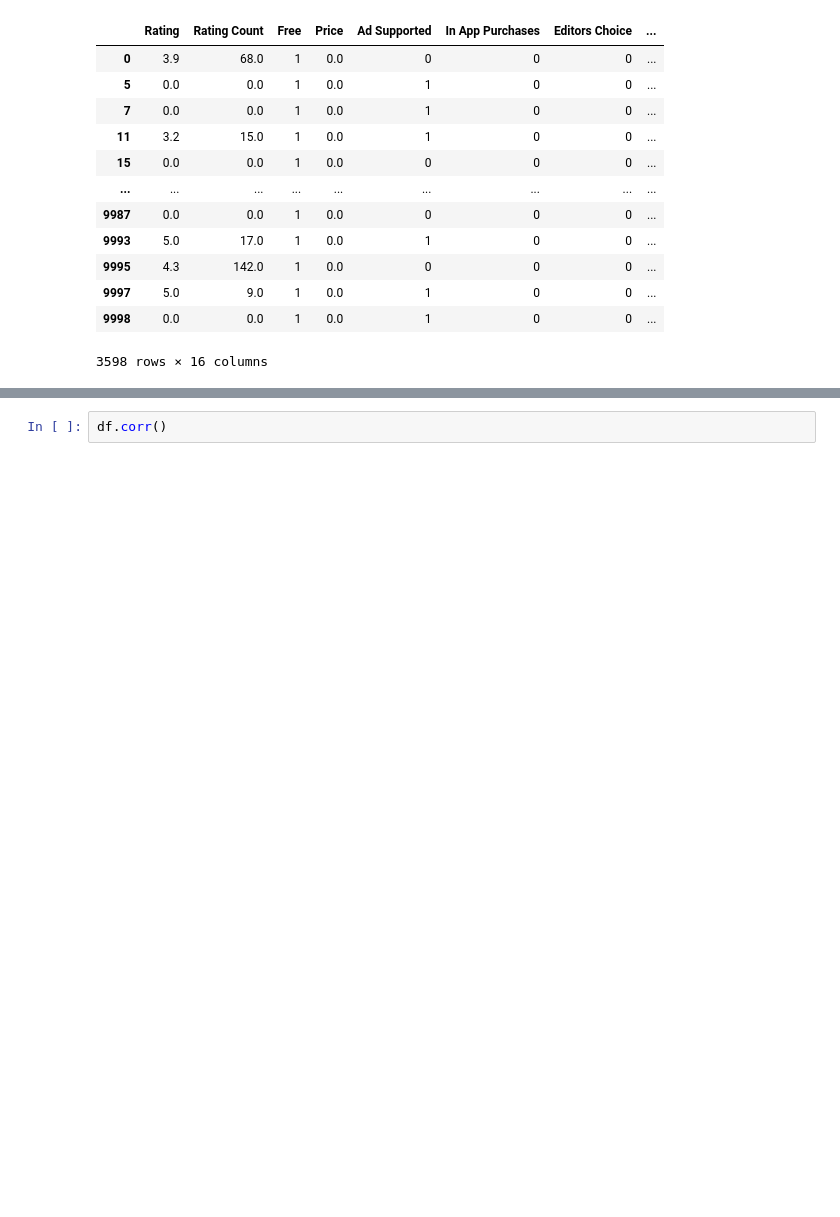
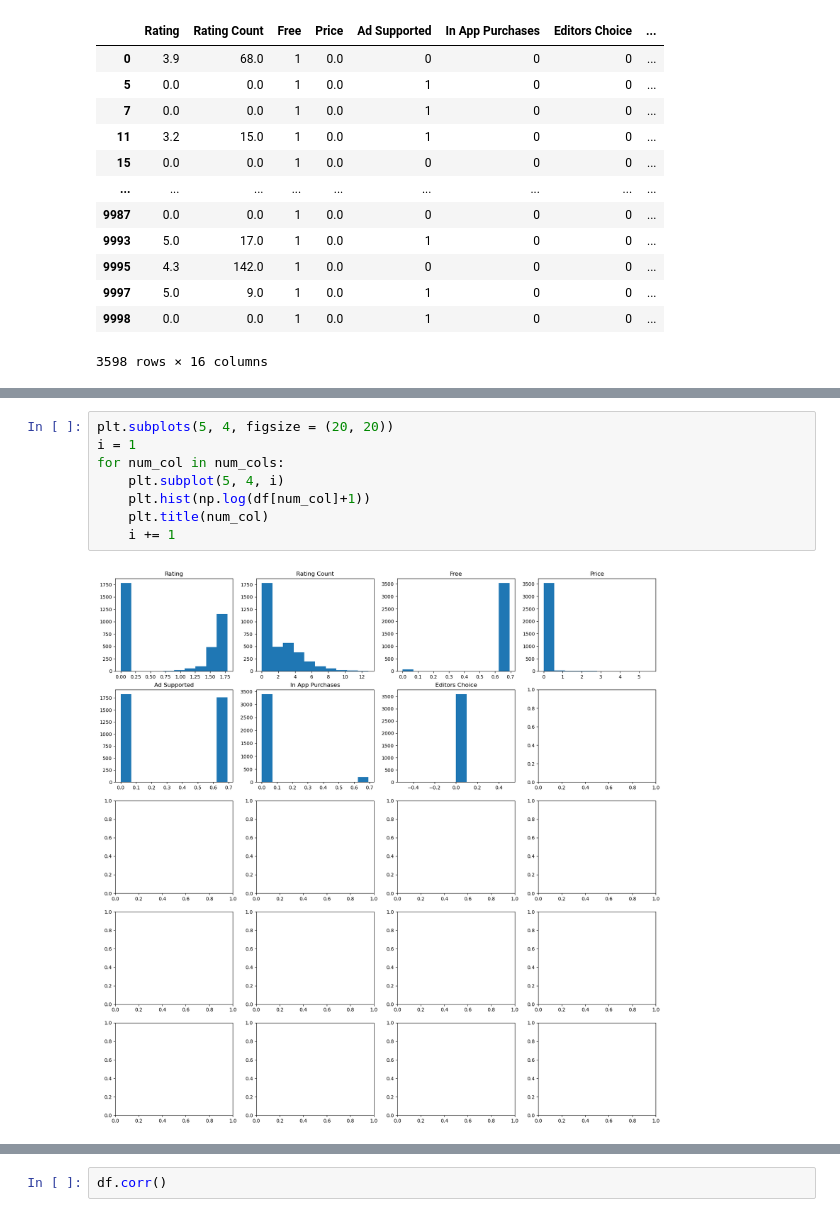
Before and after one commit to LouLan99/User-Rating-Prediction-Model, a Jupyter notebook: notebooks/01-data-loading-cleaning.ipynb, the cells around one changed output, grey strips where cells are left out. Drawn from its saved outputs; the diff is of its cells as text; blank space fills up the shorter version.

```diff
--- a/notebooks/01-data-loading-cleaning.ipynb
+++ b/notebooks/01-data-loading-cleaning.ipynb
@@ -448 +496,11 @@ df
+# %%
+plt.subplots(5, 4, figsize = (20, 20))
+i = 1
+for num_col in num_cols:
+    plt.subplot(5, 4, i)
+    plt.hist(np.log(df[num_col]+1))
+    plt.title(num_col)
+    i += 1
+# %% [output]
+[figure, added]
 # %%
```
Also changed, not shown: parts of 19 cells of this notebook, 2 other files.
